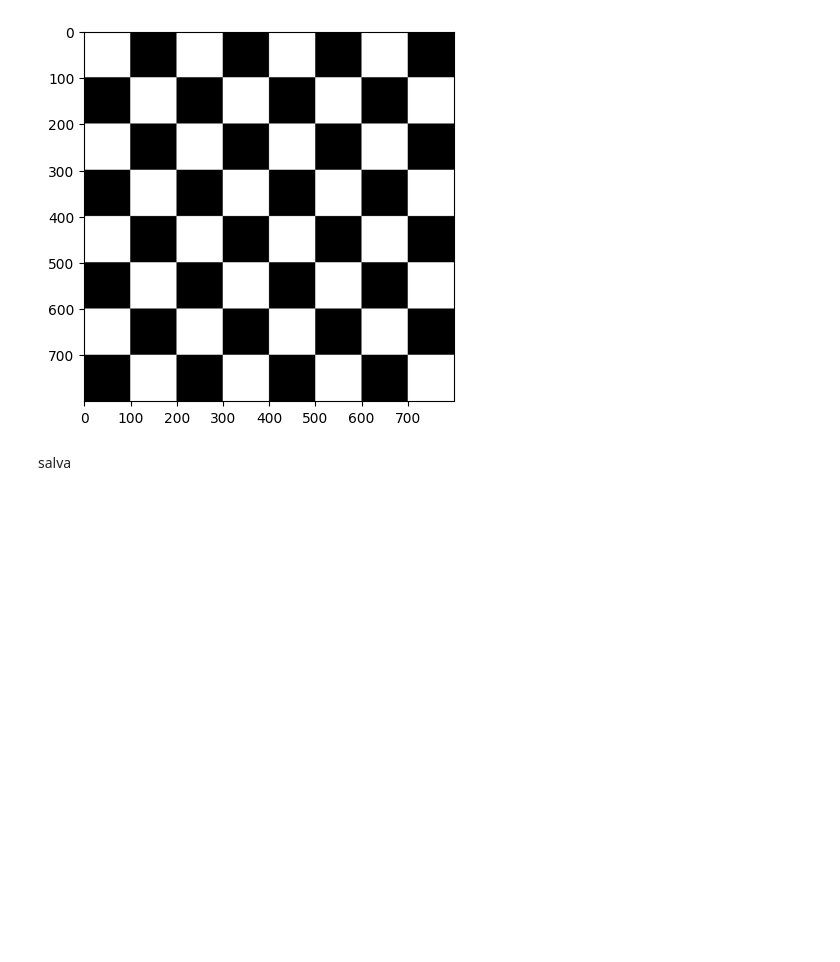
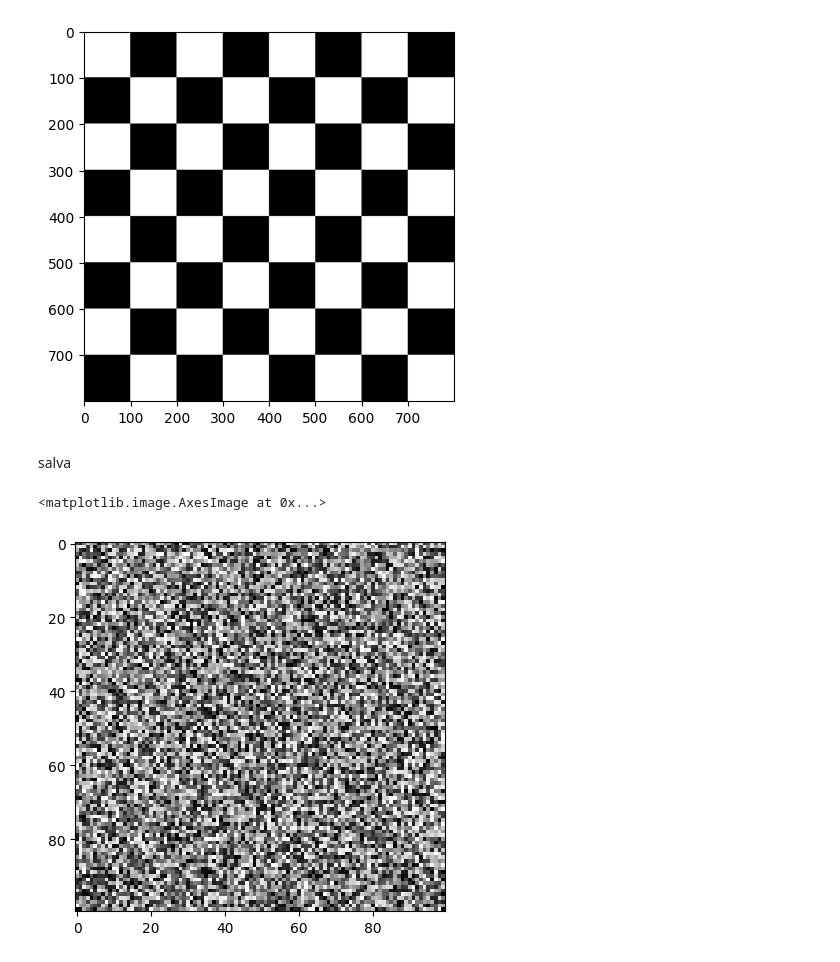
Before and after one commit to SuperD3ni/scuola, a Jupyter notebook: Python/Scaciera.ipynb, the cells around one changed output. Cells and saved outputs as stored; diff of their text form; code cells hidden in the pictures; blank space fills up the shorter version.

```diff
--- a/Python/Scaciera.ipynb
+++ b/Python/Scaciera.ipynb
@@ -23,3 +23,9 @@ plt.imshow(scacchiera, cmap='gray')
 plt.imsave('scacchiera_800x800.tiff', scacchiera, cmap='gray')
 # %% [markdown]
 salva
+# %%
+mat = np.random.randint(0, 255, size=(100, 100))
+plt.imshow(mat, cmap="gray")
+# %% [output]
+<matplotlib.image.AxesImage at 0x...>
+[figure, added]
```
Also changed, not shown: 17 other files.
